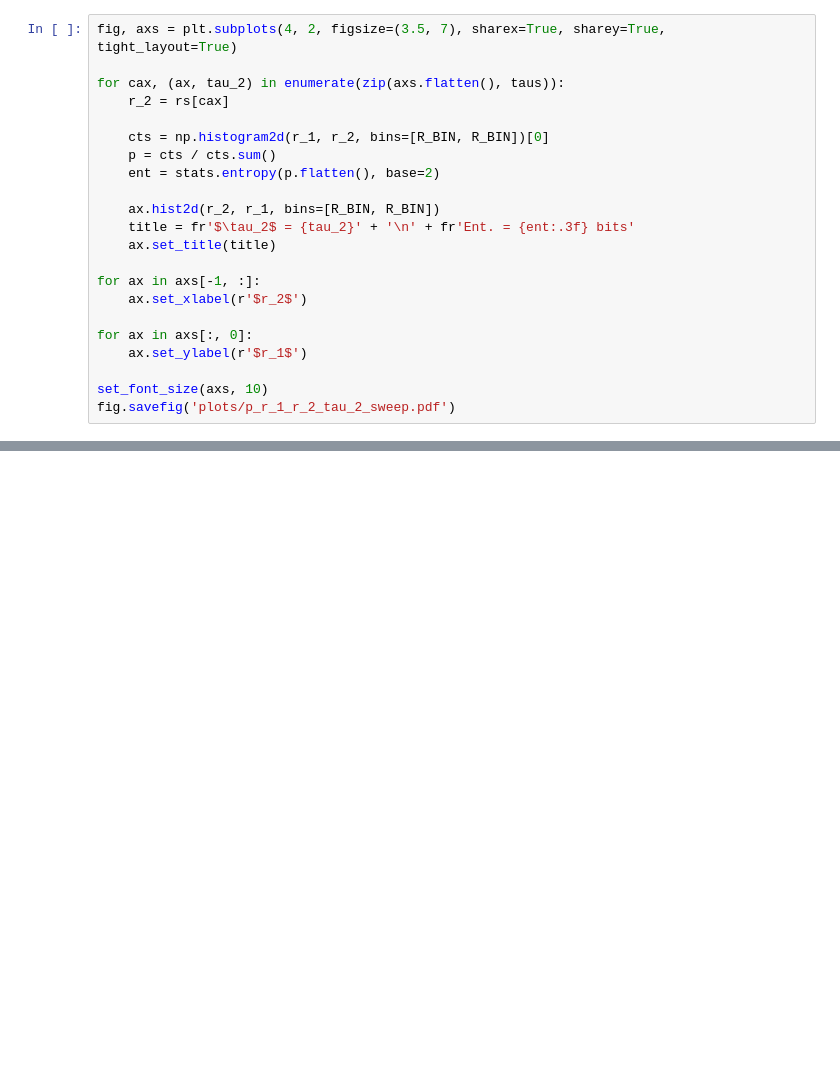
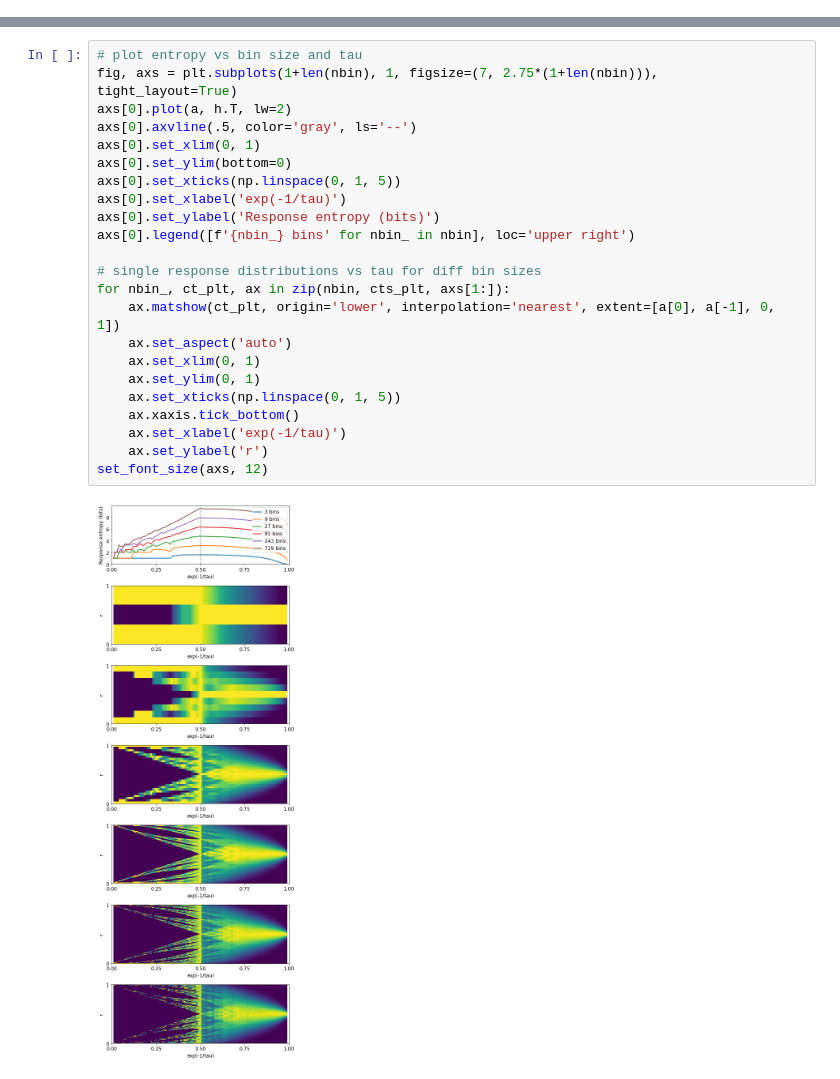
Before and after one commit to rkp8000/PL41N_4ND_5YMB0L, a Jupyter notebook: 1B_multi_linear_coding.ipynb, the cells around one changed output, grey strips where cells are left out. Saved outputs shown, nothing was run; the diff lists cells and outputs as text; blank space fills up the shorter version.

```diff
--- a/1B_multi_linear_coding.ipynb
+++ b/1B_multi_linear_coding.ipynb
@@ -60,22 +0,0 @@ for tau in taus:
-# %%
-fig, axs = plt.subplots(4, 2, figsize=(3.5, 7), sharex=True, sharey=True, tight_layout=True)
-
-for cax, (ax, tau_2) in enumerate(zip(axs.flatten(), taus)):
-    r_2 = rs[cax]
-
-    cts = np.histogram2d(r_1, r_2, bins=[R_BIN, R_BIN])[0]
-    p = cts / cts.sum()
-    ent = stats.entropy(p.flatten(), base=2)
-
-    ax.hist2d(r_2, r_1, bins=[R_BIN, R_BIN])
-    title = fr'$\tau_2$ = {tau_2}' + '\n' + fr'Ent. = {ent:.3f} bits'
-    ax.set_title(title)
-
-for ax in axs[-1, :]:
-    ax.set_xlabel(r'$r_2$')
-
-for ax in axs[:, 0]:
-    ax.set_ylabel(r'$r_1$')
-
-set_font_size(axs, 10)
-fig.savefig('plots/p_r_1_r_2_tau_2_sweep.pdf')
@@ -281,0 +84,25 @@ Ent = 8.873417729870551
+# %%
+# plot entropy vs bin size and tau
+fig, axs = plt.subplots(1+len(nbin), 1, figsize=(7, 2.75*(1+len(nbin))), tight_layout=True)
+axs[0].plot(a, h.T, lw=2)
+axs[0].axvline(.5, color='gray', ls='--')
+axs[0].set_xlim(0, 1)
+axs[0].set_ylim(bottom=0)
+axs[0].set_xticks(np.linspace(0, 1, 5))
+axs[0].set_xlabel('exp(-1/tau)')
+axs[0].set_ylabel('Response entropy (bits)')
+axs[0].legend([f'{nbin_} bins' for nbin_ in nbin], loc='upper right')
+
+# single response distributions vs tau for diff bin sizes
+for nbin_, ct_plt, ax in zip(nbin, cts_plt, axs[1:]):
+    ax.matshow(ct_plt, origin='lower', interpolation='nearest', extent=[a[0], a[-1], 0, 1])
+    ax.set_aspect('auto')
+    ax.set_xlim(0, 1)
+    ax.set_ylim(0, 1)
+    ax.set_xticks(np.linspace(0, 1, 5))
+    ax.xaxis.tick_bottom()
+    ax.set_xlabel('exp(-1/tau)')
+    ax.set_ylabel('r')
+set_font_size(axs, 12)
+# %% [output]
+[figure, added]
```
Also changed, not shown: parts of 42 cells of this notebook.
